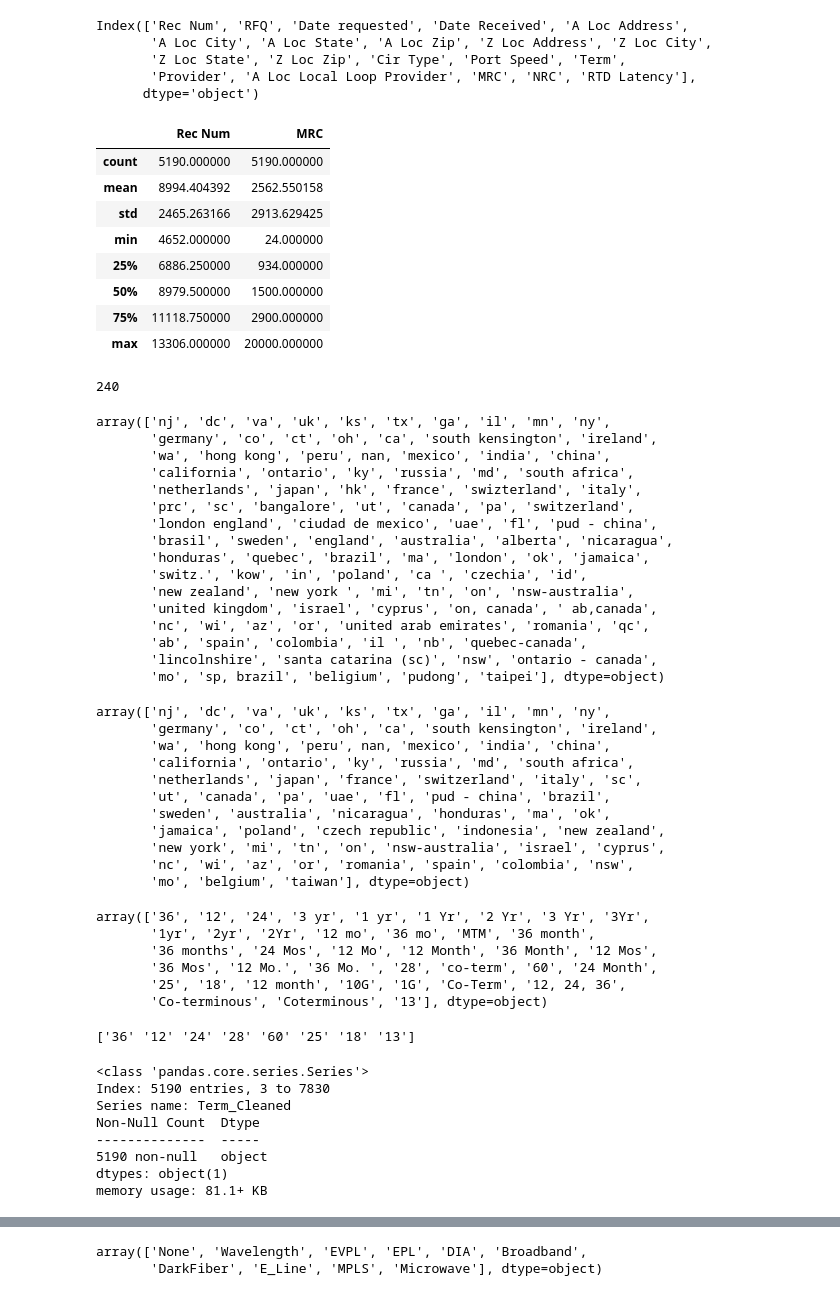
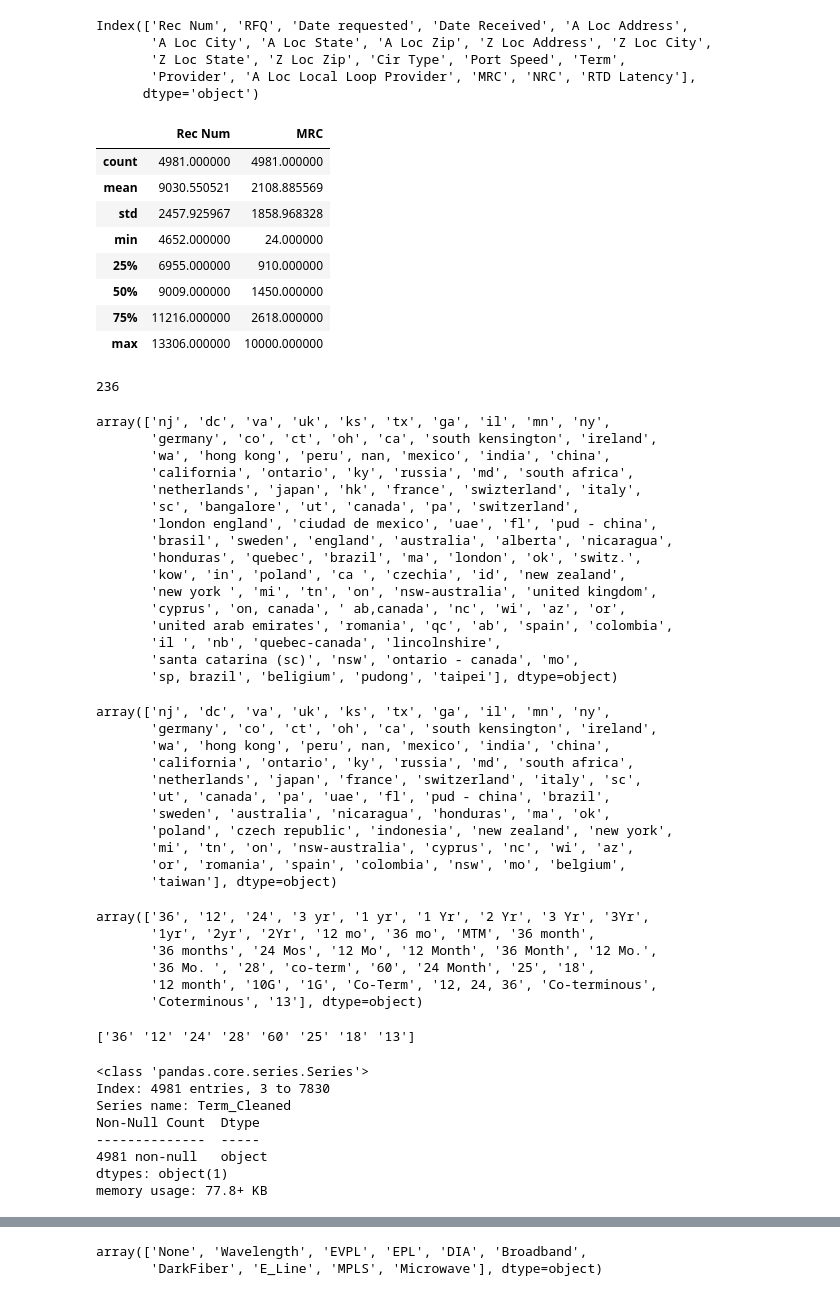
Before and after one commit to Fender2003/AP, a Jupyter notebook: first_analysis.ipynb, the cells around one changed output, grey strips where cells are left out. Drawn from its saved outputs; the diff is of its cells as text; code cells hidden in the pictures.

```diff
--- a/first_analysis.ipynb
+++ b/first_analysis.ipynb
@@ -279,18 +185,18 @@ Index(['Rec Num', 'RFQ', 'Date requested', 'Date Received', 'A Loc Address',
        'Provider', 'A Loc Local Loop Provider', 'MRC', 'NRC', 'RTD Latency'],
       dtype='object')
 # %%
-filter_state_data = filter_state_data[filter_state_data['MRC'] <= 20000]
+filter_state_data = filter_state_data[filter_state_data['MRC'] <= 10000]
 filter_state_data.describe()
 # %% [output]
 |  | Rec Num | MRC |
-| count | 5190.000000 | 5190.000000 |
-| mean | 8994.404392 | 2562.550158 |
-| std | 2465.263166 | 2913.629425 |
+| count | 4981.000000 | 4981.000000 |
+| mean | 9030.550521 | 2108.885569 |
+| std | 2457.925967 | 1858.968328 |
 | min | 4652.000000 | 24.000000 |
-| 25% | 6886.250000 | 934.000000 |
-| 50% | 8979.500000 | 1500.000000 |
-| 75% | 11118.750000 | 2900.000000 |
-| max | 13306.000000 | 20000.000000 |
+| 25% | 6955.000000 | 910.000000 |
+| 50% | 9009.000000 | 1450.000000 |
+| 75% | 11216.000000 | 2618.000000 |
+| max | 13306.000000 | 10000.000000 |
 # %%
 filter_state_data['A Loc City'] = filter_state_data['A Loc City'].str.lower()
 filter_state_data['A Loc State'] = filter_state_data['A Loc State'].str.lower()
@@ -317,7 +223,7 @@ city_corrections = {
 }
 filter_state_data['A Loc City'] = filter_state_data['A Loc City'].replace(city_corrections)
 # %% [output]
-240
+236
 # %%
 filter_state_data['A Loc State'].unique()
 # %% [output]
@@ -326,17 +232,17 @@ array(['nj', 'dc', 'va', 'uk', 'ks', 'tx', 'ga', 'il', 'mn', 'ny',
        'wa', 'hong kong', 'peru', nan, 'mexico', 'india', 'china',
        'california', 'ontario', 'ky', 'russia', 'md', 'south africa',
        'netherlands', 'japan', 'hk', 'france', 'swizterland', 'italy',
-       'prc', 'sc', 'bangalore', 'ut', 'canada', 'pa', 'switzerland',
+       'sc', 'bangalore', 'ut', 'canada', 'pa', 'switzerland',
        'london england', 'ciudad de mexico', 'uae', 'fl', 'pud - china',
        'brasil', 'sweden', 'england', 'australia', 'alberta', 'nicaragua',
-       'honduras', 'quebec', 'brazil', 'ma', 'london', 'ok', 'jamaica',
-       'switz.', 'kow', 'in', 'poland', 'ca ', 'czechia', 'id',
-       'new zealand', 'new york ', 'mi', 'tn', 'on', 'nsw-australia',
-       'united kingdom', 'israel', 'cyprus', 'on, canada', ' ab,canada',
-       'nc', 'wi', 'az', 'or', 'united arab emirates', 'romania', 'qc',
-       'ab', 'spain', 'colombia', 'il ', 'nb', 'quebec-canada',
-       'lincolnshire', 'santa catarina (sc)', 'nsw', 'ontario - canada',
-       'mo', 'sp, brazil', 'beligium', 'pudong', 'taipei'], dtype=object)
+       'honduras', 'quebec', 'brazil', 'ma', 'london', 'ok', 'switz.',
+       'kow', 'in', 'poland', 'ca ', 'czechia', 'id', 'new zealand',
+       'new york ', 'mi', 'tn', 'on', 'nsw-australia', 'united kingdom',
+       'cyprus', 'on, canada', ' ab,canada', 'nc', 'wi', 'az', 'or',
+       'united arab emirates', 'romania', 'qc', 'ab', 'spain', 'colombia',
+       'il ', 'nb', 'quebec-canada', 'lincolnshire',
+       'santa catarina (sc)', 'nsw', 'ontario - canada', 'mo',
+       'sp, brazil', 'beligium', 'pudong', 'taipei'], dtype=object)
 # %%
 state_country_mapping = {
     'nj': 'nj', 'dc': 'dc', 'va': 'va', 'ks': 'ks', 'tx': 'tx', 'ga': 'ga', 'il': 'il', 'mn': 'mn',
@@ -373,10 +279,10 @@ array(['nj', 'dc', 'va', 'uk', 'ks', 'tx', 'ga', 'il', 'mn', 'ny',
        'netherlands', 'japan', 'france', 'switzerland', 'italy', 'sc',
        'ut', 'canada', 'pa', 'uae', 'fl', 'pud - china', 'brazil',
        'sweden', 'australia', 'nicaragua', 'honduras', 'ma', 'ok',
-       'jamaica', 'poland', 'czech republic', 'indonesia', 'new zealand',
-       'new york', 'mi', 'tn', 'on', 'nsw-australia', 'israel', 'cyprus',
-       'nc', 'wi', 'az', 'or', 'romania', 'spain', 'colombia', 'nsw',
-       'mo', 'belgium', 'taiwan'], dtype=object)
+       'poland', 'czech republic', 'indonesia', 'new zealand', 'new york',
+       'mi', 'tn', 'on', 'nsw-australia', 'cyprus', 'nc', 'wi', 'az',
+       'or', 'romania', 'spain', 'colombia', 'nsw', 'mo', 'belgium',
+       'taiwan'], dtype=object)
 # %%
 import pandas as pd
 import numpy as np
@@ -387,10 +293,10 @@ filter_state_data['Term'].unique()
 # %% [output]
 array(['36', '12', '24', '3 yr', '1 yr', '1 Yr', '2 Yr', '3 Yr', '3Yr',
        '1yr', '2yr', '2Yr', '12 mo', '36 mo', 'MTM', '36 month',
-       '36 months', '24 Mos', '12 Mo', '12 Month', '36 Month', '12 Mos',
-       '36 Mos', '12 Mo.', '36 Mo. ', '28', 'co-term', '60', '24 Month',
-       '25', '18', '12 month', '10G', '1G', 'Co-Term', '12, 24, 36',
-       'Co-terminous', 'Coterminous', '13'], dtype=object)
+       '36 months', '24 Mos', '12 Mo', '12 Month', '36 Month', '12 Mo.',
+       '36 Mo. ', '28', 'co-term', '60', '24 Month', '25', '18',
+       '12 month', '10G', '1G', 'Co-Term', '12, 24, 36', 'Co-terminous',
+       'Coterminous', '13'], dtype=object)
 # %%
 # filter_state_data
 # %%
@@ -424,13 +330,13 @@ print(filter_state_data['Term_Cleaned'].unique())
 filter_state_data['Term_Cleaned'].info()
 # %% [output]
 <class 'pandas.core.series.Series'>
-Index: 5190 entries, 3 to 7830
+Index: 4981 entries, 3 to 7830
 Series name: Term_Cleaned
 Non-Null Count  Dtype
 --------------  -----
-5190 non-null   object
+4981 non-null   object
 dtypes: object(1)
-memory usage: 81.1+ KB
+memory usage: 77.8+ KB
 # %%
 clean_term_avg = filter_state_data.groupby('Term_Cleaned')['MRC'].mean().sort_values()
 
```
Also changed, not shown: parts of 56 cells of this notebook, 8 other files.
